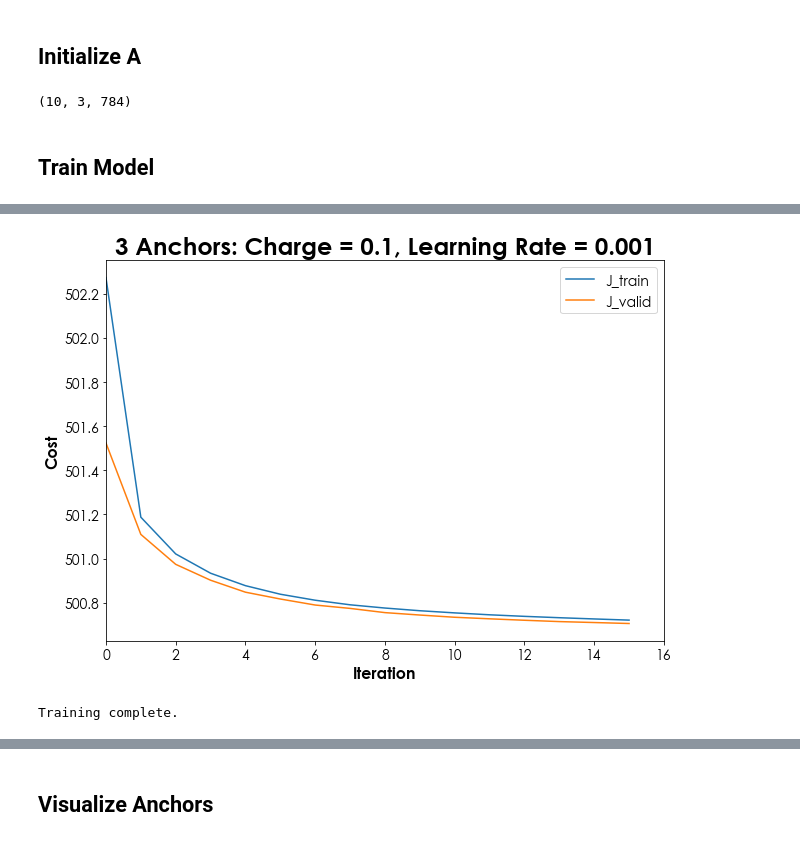
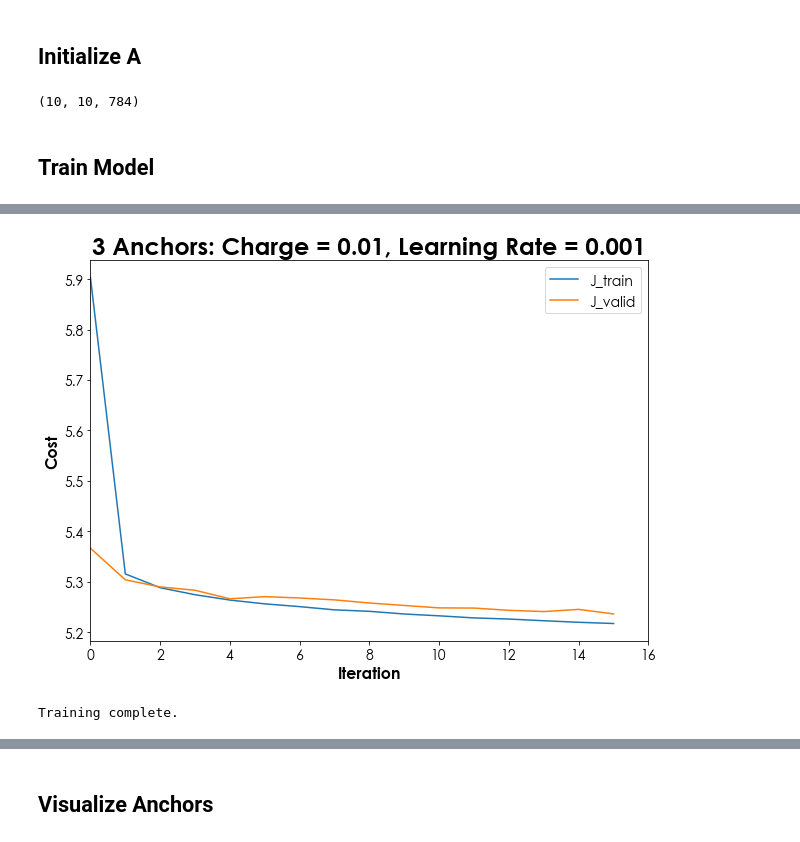
Before and after one commit to chrismbryant/anchor-vector-optimization, a Jupyter notebook: anchors_multi-class.ipynb, the cells around one changed output, grey strips where cells are left out. Cells and saved outputs as stored; diff of their text form; code cells hidden in the pictures.

```diff
--- a/anchors_multi-class.ipynb
+++ b/anchors_multi-class.ipynb
@@ -267,7 +267,7 @@ def model(X_train,
 labels_train.tolist()
 examples = []
 
-k = 3
+k = 10
 
 for a in range(10):
     matches = np.array([i for i in range(len(labels_train)) if labels_train[i] == a])
@@ -277,7 +277,7 @@ anchor_examples = np.array(examples)
 A_initial = np.array([X_train[:, anchor_examples[i]].T for i in range(10)])
 A_initial.shape
 # %% [output]
-(10, 3, 784)
+(10, 10, 784)
 # %% [markdown]
 ## Train Model
 # %%
@@ -288,7 +288,7 @@ result = model(X_train,
                A_init = A_initial,
                learn_A = True,
                p = 3,
-               q = 0.1,
+               q = 0.01,
                learning_rate = 0.001,
                num_epochs = 31,
                minibatch_size = 32,
@@ -301,4 +301,4 @@ Cost after epoch 30: 500.721063 (time elapsed = 279.275734 s)
-[figure, old version]
+[figure, new version]
 Training complete.
 # %%
 params, H_train, H_test, J_train, J_valid = result
```
Also changed, not shown: parts of 4 cells of this notebook.
